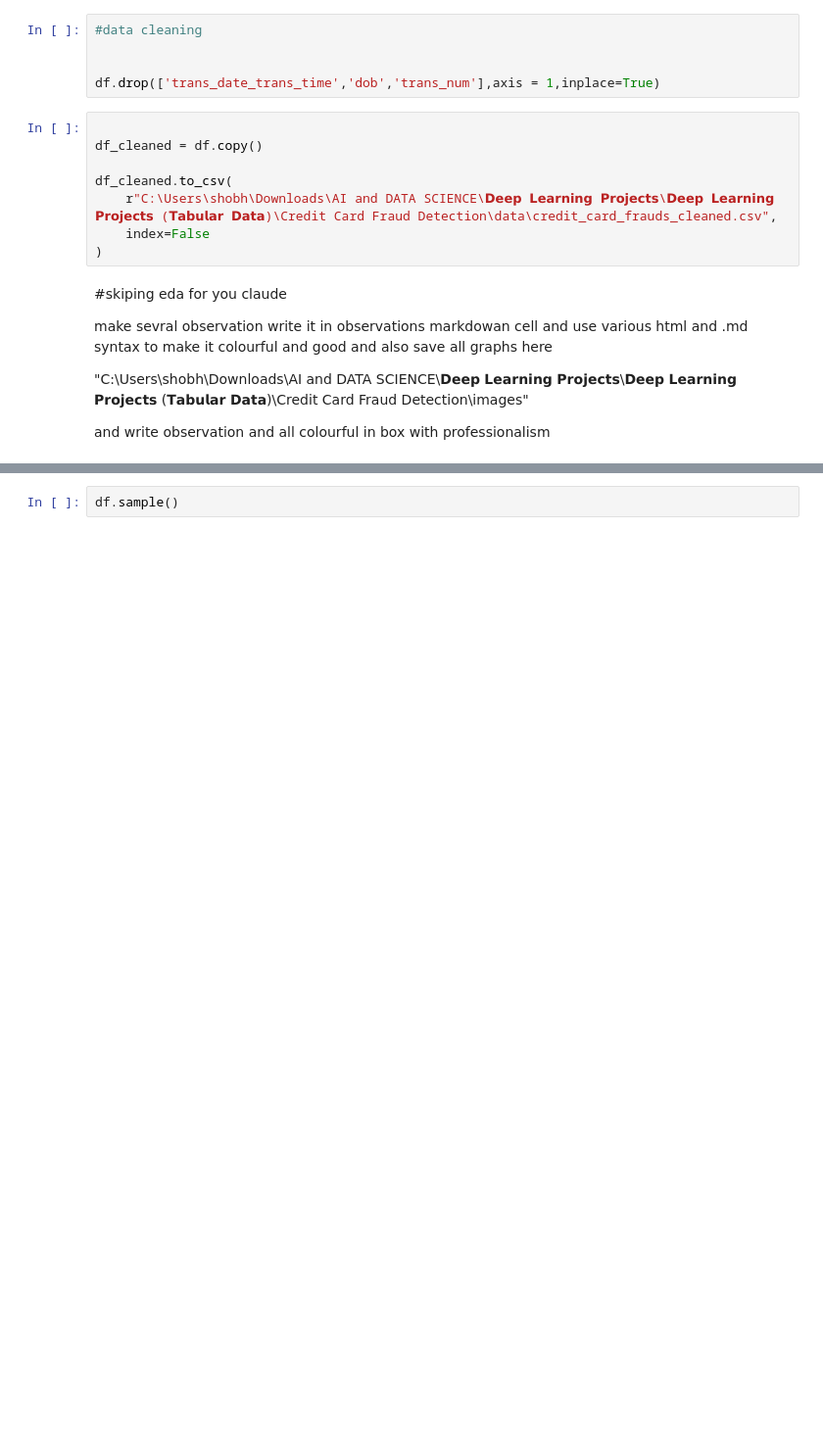
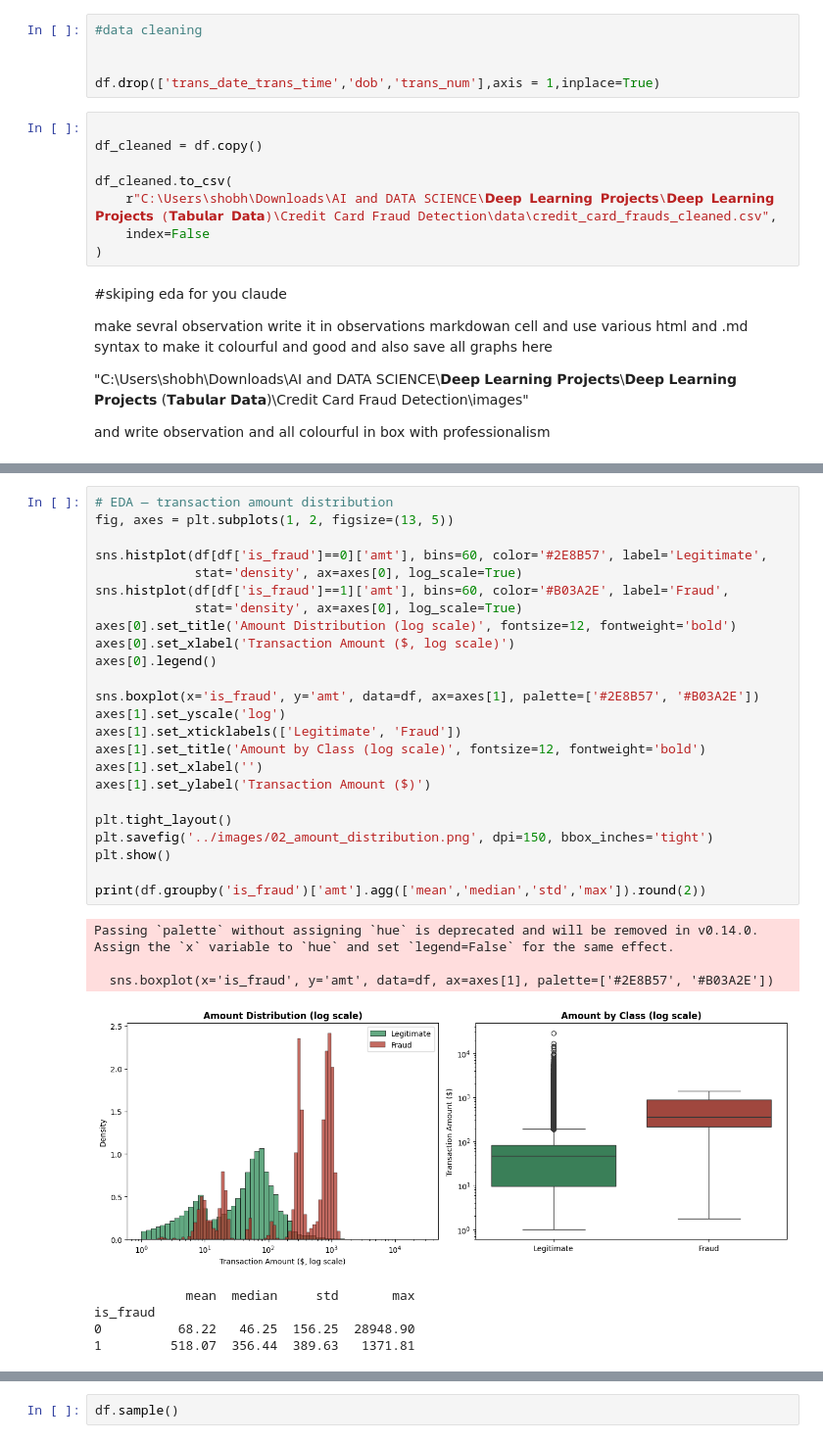
Before and after one commit to Rohit-coder-py/AI-Engineering-Notebooks, a Jupyter notebook: 𝗗𝗲𝗲𝗽 𝗟𝗲𝗮𝗿𝗻𝗶𝗻𝗴 𝗣𝗿𝗼𝗷𝗲𝗰𝘁𝘀/𝗗𝗲𝗲𝗽 𝗟𝗲𝗮𝗿𝗻𝗶𝗻𝗴 𝗣𝗿𝗼𝗷𝗲𝗰𝘁𝘀 (𝗧𝗮𝗯𝘂𝗹𝗮𝗿 𝗗𝗮𝘁𝗮)/Credit Card Fraud Detection/notebooks/Credit Card Fraud Detection.ipynb, the cells around one changed output, grey strips where cells are left out. Shown at 98% size. Cells and saved outputs as stored; diff of their text form; blank space fills up the shorter version.

```diff
--- a/𝗗𝗲𝗲𝗽 𝗟𝗲𝗮𝗿𝗻𝗶𝗻𝗴 𝗣𝗿𝗼𝗷𝗲𝗰𝘁𝘀/𝗗𝗲𝗲𝗽 𝗟𝗲𝗮𝗿𝗻𝗶𝗻𝗴 𝗣𝗿𝗼𝗷𝗲𝗰𝘁𝘀 (𝗧𝗮𝗯𝘂𝗹𝗮𝗿 𝗗𝗮𝘁𝗮)/Credit Card Fraud Detection/notebooks/Credit Card Fraud Detection.ipynb
+++ b/𝗗𝗲𝗲𝗽 𝗟𝗲𝗮𝗿𝗻𝗶𝗻𝗴 𝗣𝗿𝗼𝗷𝗲𝗰𝘁𝘀/𝗗𝗲𝗲𝗽 𝗟𝗲𝗮𝗿𝗻𝗶𝗻𝗴 𝗣𝗿𝗼𝗷𝗲𝗰𝘁𝘀 (𝗧𝗮𝗯𝘂𝗹𝗮𝗿 𝗗𝗮𝘁𝗮)/Credit Card Fraud Detection/notebooks/Credit Card Fraud Detection.ipynb
@@ -185,0 +230,33 @@ and write observation and all colourful in box with professionalism
+# %%
+# EDA — transaction amount distribution
+fig, axes = plt.subplots(1, 2, figsize=(13, 5))
+
+sns.histplot(df[df['is_fraud']==0]['amt'], bins=60, color='#2E8B57', label='Legitimate',
+             stat='density', ax=axes[0], log_scale=True)
+sns.histplot(df[df['is_fraud']==1]['amt'], bins=60, color='#B03A2E', label='Fraud',
+             stat='density', ax=axes[0], log_scale=True)
+axes[0].set_title('Amount Distribution (log scale)', fontsize=12, fontweight='bold')
+axes[0].set_xlabel('Transaction Amount ($, log scale)')
+axes[0].legend()
+
+sns.boxplot(x='is_fraud', y='amt', data=df, ax=axes[1], palette=['#2E8B57', '#B03A2E'])
+axes[1].set_yscale('log')
+axes[1].set_xticklabels(['Legitimate', 'Fraud'])
+axes[1].set_title('Amount by Class (log scale)', fontsize=12, fontweight='bold')
+axes[1].set_xlabel('')
+axes[1].set_ylabel('Transaction Amount ($)')
+
+plt.tight_layout()
+plt.savefig('../images/02_amount_distribution.png', dpi=150, bbox_inches='tight')
+plt.show()
+
+print(df.groupby('is_fraud')['amt'].agg(['mean','median','std','max']).round(2))
+# %% [output]
+Passing `palette` without assigning `hue` is deprecated and will be removed in v0.14.0. Assign the `x` variable to `hue` and set `legend=False` for the same effect.
+
+  sns.boxplot(x='is_fraud', y='amt', data=df, ax=axes[1], palette=['#2E8B57', '#B03A2E'])
+[figure, added]
+            mean  median     std       max
+is_fraud
+0          68.22   46.25  156.25  28948.90
+1         518.07  356.44  389.63   1371.81
```
Also changed, not shown: parts of 16 cells of this notebook, 32 other files.
